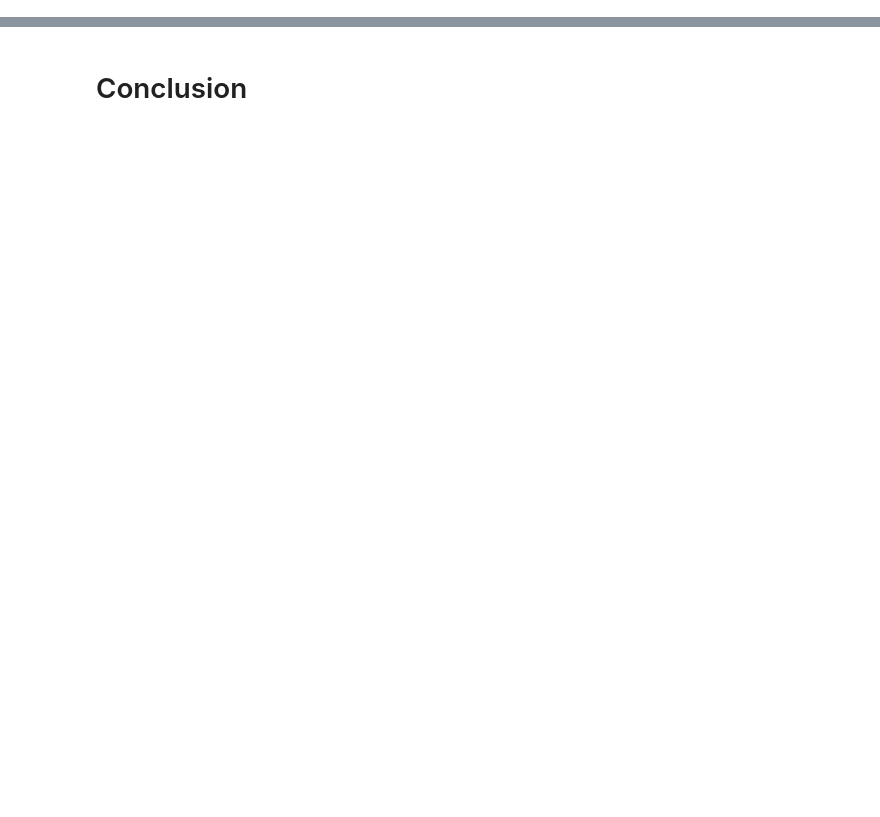
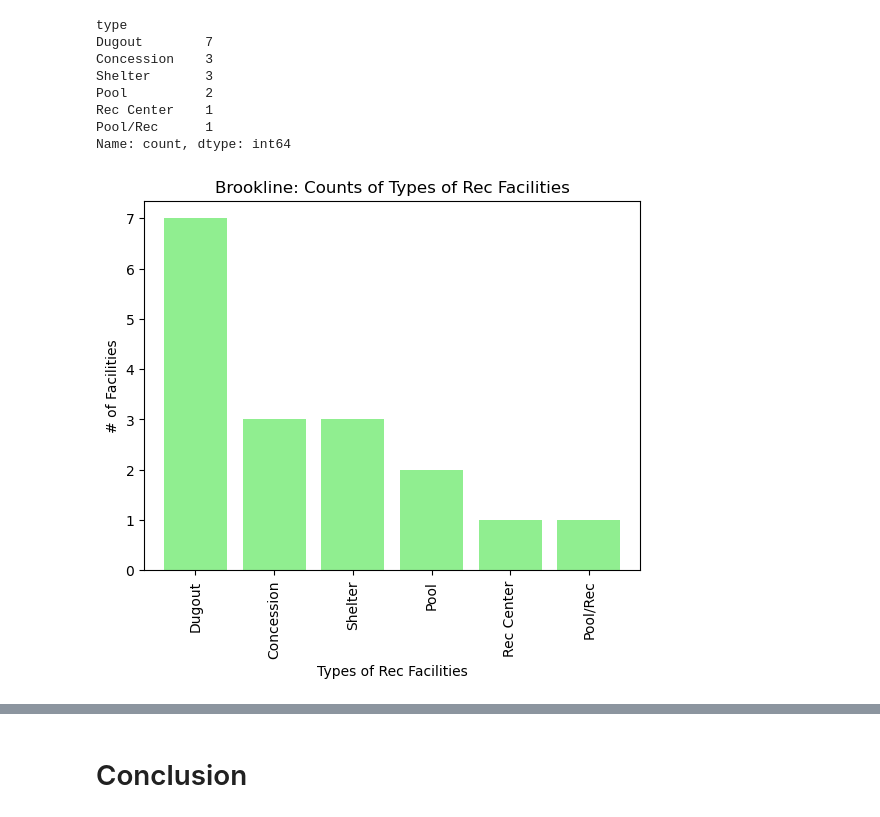
Before and after one commit to winterqt/cmpinf-0010-final-public, a Jupyter notebook: MED255notebook.ipynb, the cells around one changed output, grey strips where cells are left out. Cells and saved outputs as stored; diff of their text form; code cells hidden in the pictures; blank space fills up the shorter version.

```diff
--- a/MED255notebook.ipynb
+++ b/MED255notebook.ipynb
@@ -109,0 +133,31 @@ grouped_rec_related.loc[:,["type"]] # ERROR, not accurately counting hhow many f
+# %%
+# second is Brookline
+
+# isolate Brookline rec-facility data using query mask
+qm_bkl = rec_related_df['neighborhood'].str.contains("Brookline", regex = False)
+bkl_df = rec_related_df[qm_bkl]
+
+# count each type of facility
+bkl_type_counts = bkl_df['type'].value_counts()
+
+# display counts of each type
+print(bkl_type_counts.head(10))
+
+# plot different types
+bkl_type_counts.plot(kind = 'bar', color = 'lightgreen', width = 0.8)
+plt.xlabel('Types of Rec Facilities')
+plt.ylabel('# of Facilities')
+plt.title('Brookline: Counts of Types of Rec Facilities')
+
+# display plot
+plt.show()
+# %% [output]
+type
+Dugout        7
+Concession    3
+Shelter       3
+Pool          2
+Rec Center    1
+Pool/Rec      1
+Name: count, dtype: int64
+[figure, added]
```
Also changed, not shown: parts of 8 cells of this notebook.
